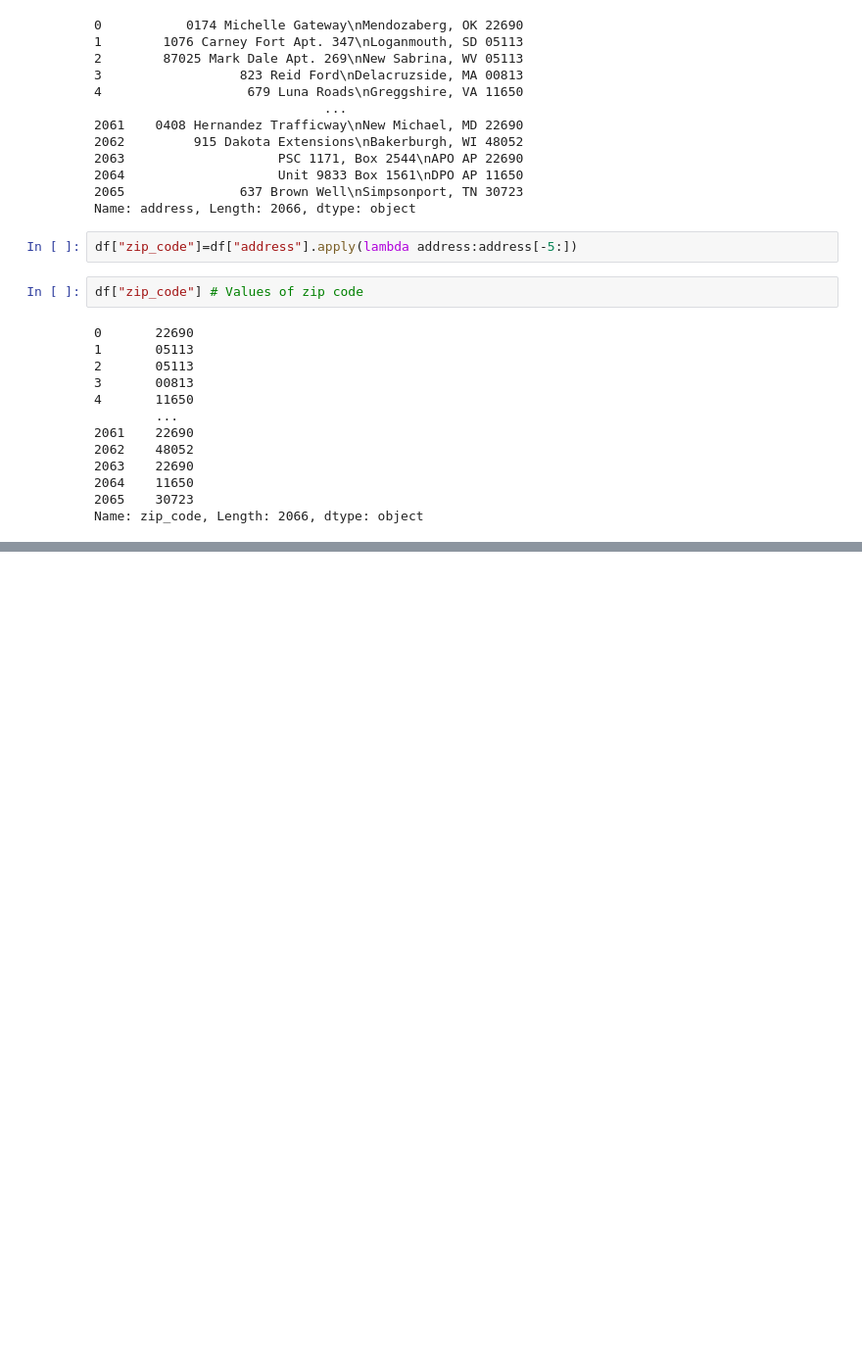
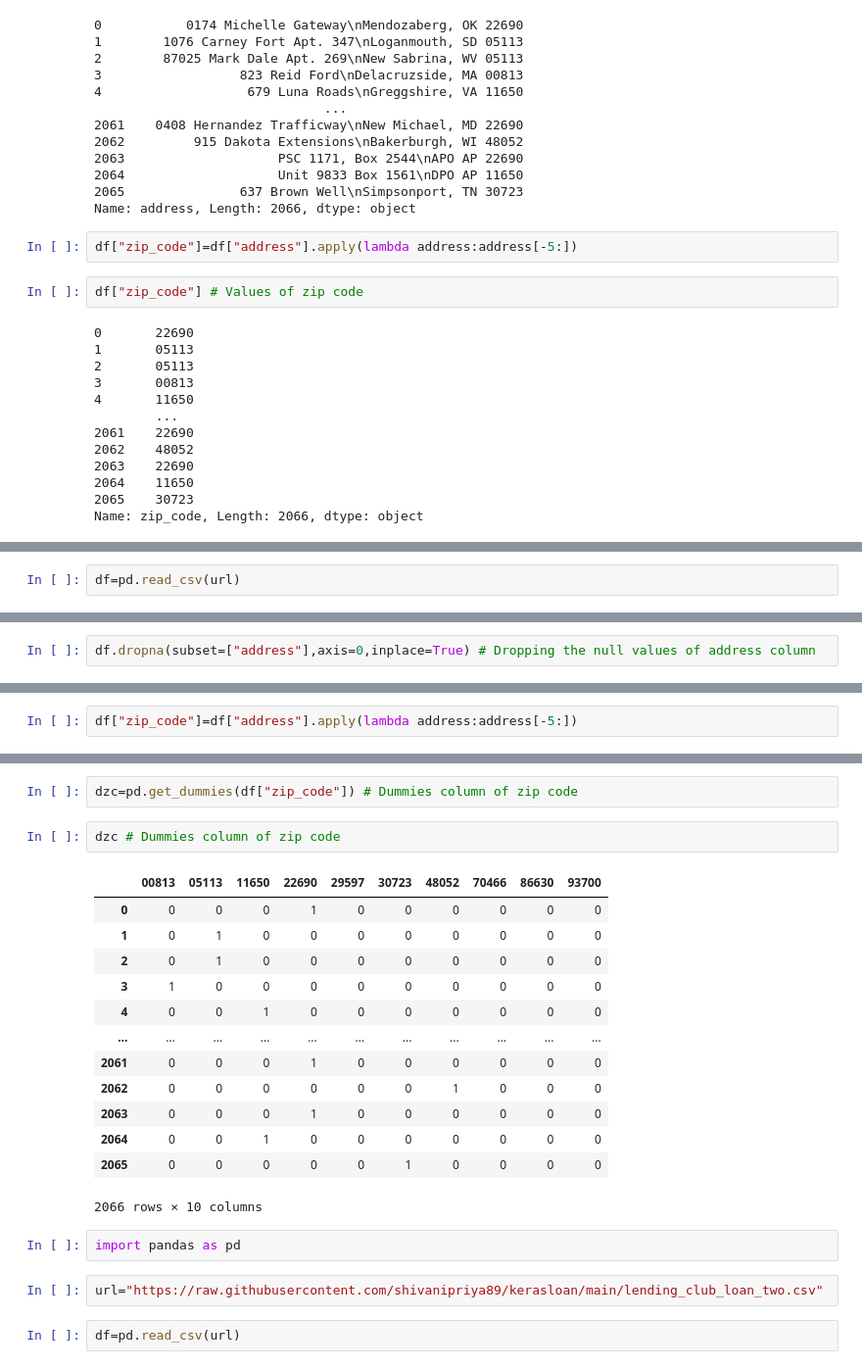
Before and after one commit to shivanipriya89/practicetensor, a Jupyter notebook: thekeras.ipynb, the cells around one changed output, grey strips where cells are left out. Shown at 98% size. Drawn from its saved outputs; the diff is of its cells as text; blank space fills up the shorter version.

```diff
--- a/thekeras.ipynb
+++ b/thekeras.ipynb
@@ -2644,0 +2652,2 @@ Name: zip_code, Length: 2066, dtype: object
+# %%
+df=pd.read_csv(url)
@@ -2644,0 +2695,2 @@ Name: zip_code, Length: 2066, dtype: object
+# %%
+df.dropna(subset=["address"],axis=0,inplace=True) # Dropping the null values of address column
@@ -2644,0 +2712,2 @@ Name: zip_code, Length: 2066, dtype: object
+# %%
+df["zip_code"]=df["address"].apply(lambda address:address[-5:])
@@ -2644,0 +2729,24 @@ Name: zip_code, Length: 2066, dtype: object
+# %%
+dzc=pd.get_dummies(df["zip_code"]) # Dummies column of zip code
+# %%
+dzc # Dummies column of zip code
+# %% [output]
+|  | 00813 | 05113 | 11650 | 22690 | 29597 | 30723 | 48052 | 70466 | 86630 | 93700 |
+| 0 | 0 | 0 | 0 | 1 | 0 | 0 | 0 | 0 | 0 | 0 |
+| 1 | 0 | 1 | 0 | 0 | 0 | 0 | 0 | 0 | 0 | 0 |
+| 2 | 0 | 1 | 0 | 0 | 0 | 0 | 0 | 0 | 0 | 0 |
+| 3 | 1 | 0 | 0 | 0 | 0 | 0 | 0 | 0 | 0 | 0 |
+| 4 | 0 | 0 | 1 | 0 | 0 | 0 | 0 | 0 | 0 | 0 |
+| ... | ... | ... | ... | ... | ... | ... | ... | ... | ... | ... |
+| 2061 | 0 | 0 | 0 | 1 | 0 | 0 | 0 | 0 | 0 | 0 |
+| 2062 | 0 | 0 | 0 | 0 | 0 | 0 | 1 | 0 | 0 | 0 |
+| 2063 | 0 | 0 | 0 | 1 | 0 | 0 | 0 | 0 | 0 | 0 |
+| 2064 | 0 | 0 | 1 | 0 | 0 | 0 | 0 | 0 | 0 | 0 |
+| 2065 | 0 | 0 | 0 | 0 | 0 | 1 | 0 | 0 | 0 | 0 |
+2066 rows × 10 columns
+# %%
+import pandas as pd
+# %%
+url="https://raw.githubusercontent.com/shivanipriya89/kerasloan/main/lending_club_loan_two.csv"
+# %%
+df=pd.read_csv(url)
```
Also changed, not shown: parts of 20 cells of this notebook.
